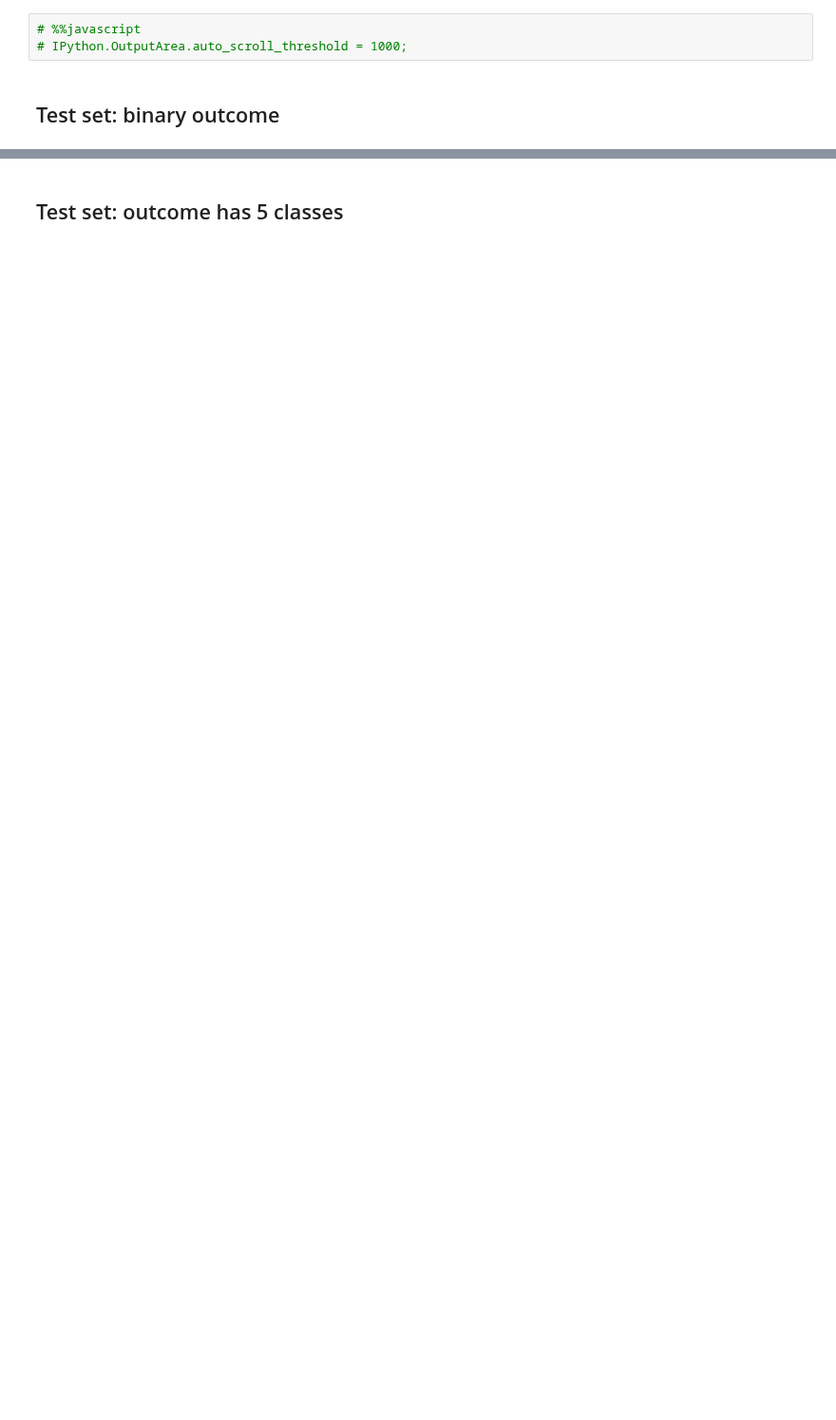
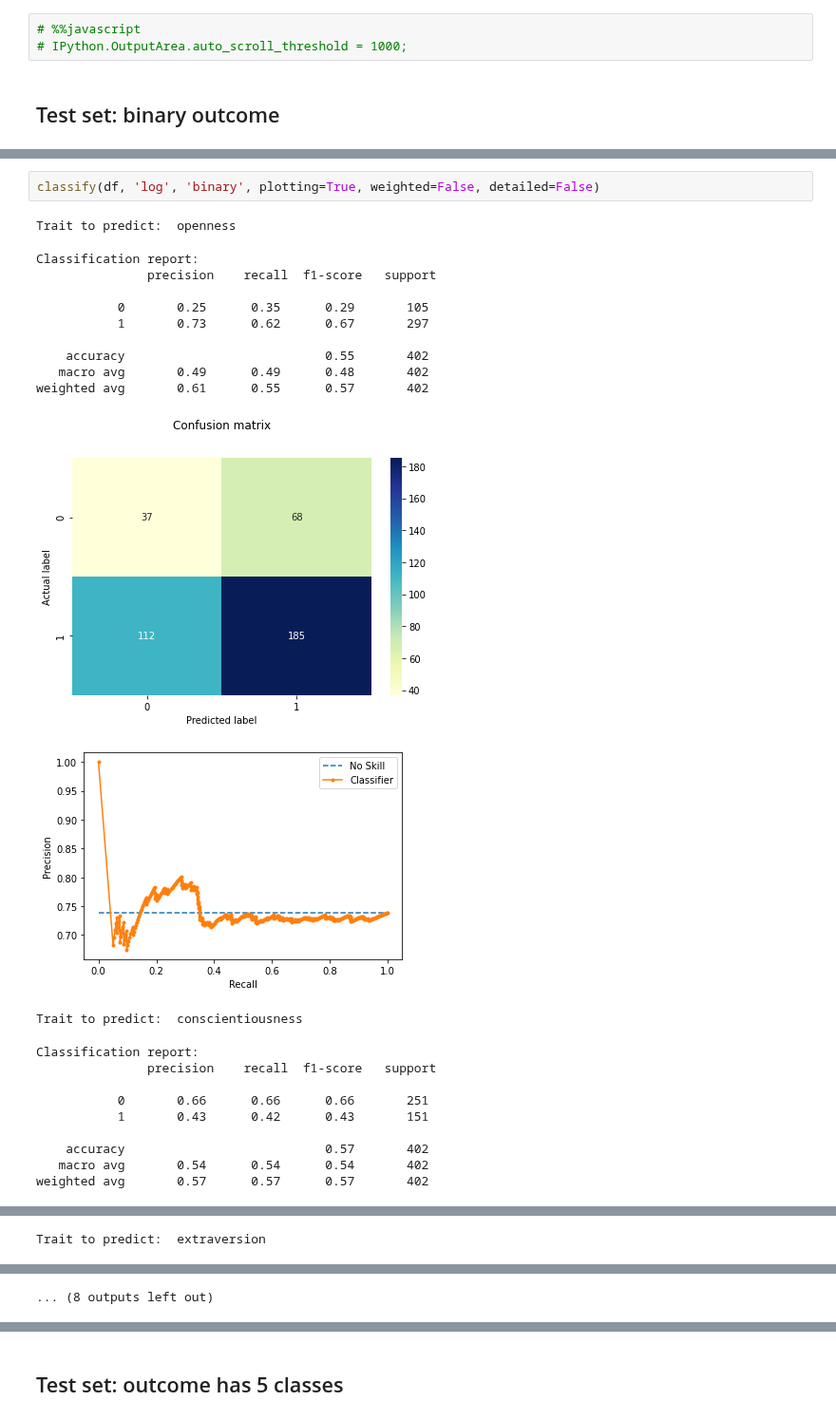
Before and after one commit to sophiasylvester/Big5-NLP, a Jupyter notebook: classifier.ipynb, the cells around one changed output, grey strips where cells are left out. Shown at 95% size. Saved outputs shown, nothing was run; the diff lists cells and outputs as text; blank space fills up the shorter version.

```diff
--- a/classifier.ipynb
+++ b/classifier.ipynb
@@ -553,0 +533,25 @@ Sum actual negatives:  251      Percent:  0.6243781094527363
+# %%
+classify(df, 'log', 'binary', plotting=True, weighted=False, detailed=False)
+# %% [output]
+Trait to predict:  openness
+Classification report:
+               precision    recall  f1-score   support
+
+           0       0.25      0.35      0.29       105
+           1       0.73      0.62      0.67       297
+
+    accuracy                           0.55       402
+   macro avg       0.49      0.49      0.48       402
+weighted avg       0.61      0.55      0.57       402
+[figure, added]
+[figure, added]
+Trait to predict:  conscientiousness
+Classification report:
+               precision    recall  f1-score   support
+
+           0       0.66      0.66      0.66       251
+           1       0.43      0.42      0.43       151
+
+    accuracy                           0.57       402
+   macro avg       0.54      0.54      0.54       402
+weighted avg       0.57      0.57      0.57       402
@@ -553,0 +560 @@ Sum actual negatives:  251      Percent:  0.6243781094527363
+Trait to predict:  extraversion
@@ -553,0 +572 @@ Sum actual negatives:  251      Percent:  0.6243781094527363
+... (8 outputs left out)
```
Also changed, not shown: parts of 29 cells of this notebook.
